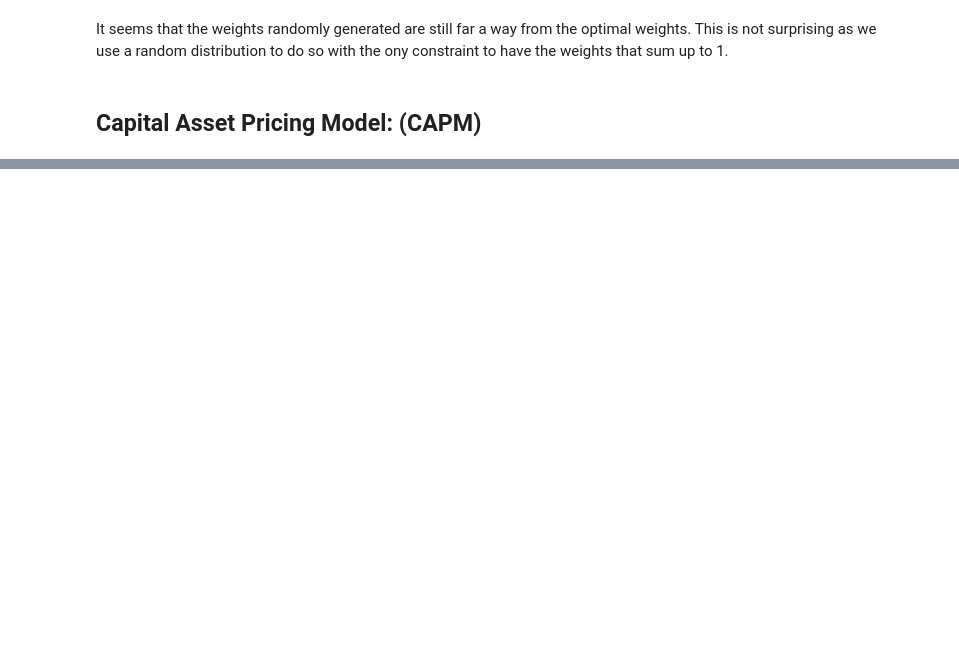
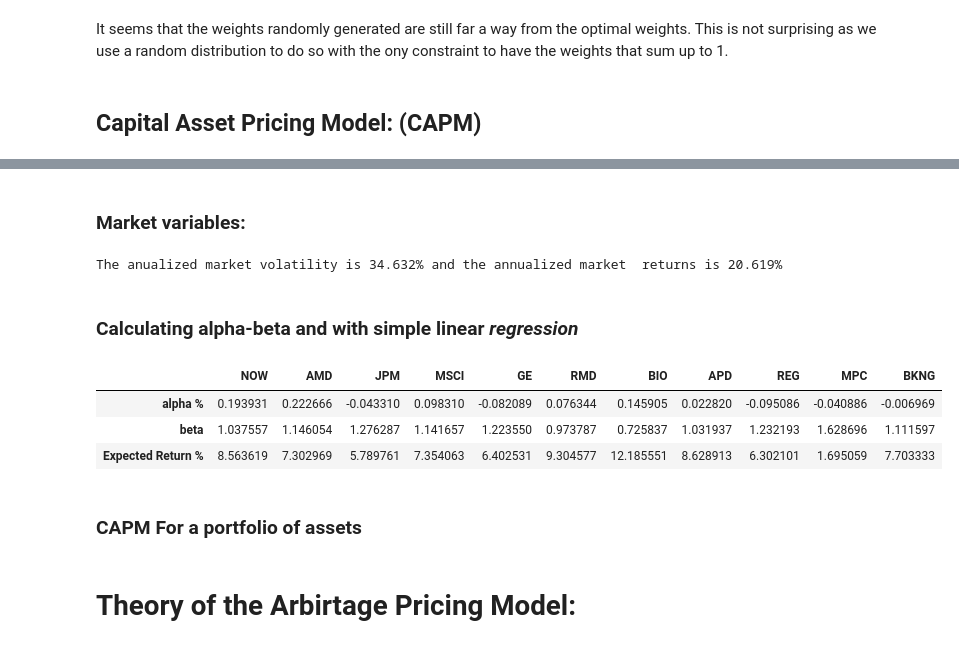
Before and after one commit to BenjaminScialom/Quantitative-Finance---ML-in-finance, a Jupyter notebook: portfolio_management_theory.ipynb, the cells around one changed output, grey strips where cells are left out. Cells and saved outputs as stored; diff of their text form; code cells hidden in the pictures; blank space fills up the shorter version.

Commit message:
portfolio management notebook done

```diff
--- a/portfolio_management_theory.ipynb
+++ b/portfolio_management_theory.ipynb
@@ -339,0 +363,39 @@ It is very common to take the variance of the index for the market variance (ie:
+# %% [markdown]
+### Market variables:
+# %%
+Rm = daily_returns['%5EGSPC'].mean()*252 #annual Market return (SP500 market return)
+Sigma_m = daily_returns['%5EGSPC'].std()*np.sqrt(252)
+print("The anualized market volatility is {}% and the annualized market  returns is {}%".format(round(Sigma_m*100,3),round(Rm*100,3)))
+# %% [output]
+The anualized market volatility is 34.632% and the annualized market  returns is 20.619%
+# %% [markdown]
+### Calculating alpha-beta and with simple linear *regression*
+# %%
+def compute_asset_info(data, rf, rm):
+
+  # alpha & beta  and expected return
+  alpha_list = []
+  beta_list = []
+  returns_list = []
+
+  for name in data.drop('%5EGSPC', axis=1).columns:
+    beta, alpha = np.polyfit(data['%5EGSPC'], data[name], 1)
+    expected_r = rf + beta*(rm-rf)
+    alpha_list.append(alpha)
+    beta_list.append(beta)
+    returns_list.append(expected_r)
+
+  asset_info = pd.DataFrame([np.array(alpha_list)*100, np.array(beta_list), np.array(returns_list)*100], columns = data.drop('%5EGSPC', axis=1).columns, index= ['alpha %','beta', 'Expected Return %'])
+
+  return asset_info
+# %%
+df_ab = compute_asset_info(daily_returns.dropna(), Rm, rf)
+# %%
+df_ab
+# %% [output]
+|  | NOW | AMD | JPM | MSCI | GE | RMD | BIO | APD | REG | MPC | BKNG |
+| alpha % | 0.193931 | 0.222666 | -0.043310 | 0.098310 | -0.082089 | 0.076344 | 0.145905 | 0.022820 | -0.095086 | -0.040886 | -0.006969 |
+| beta | 1.037557 | 1.146054 | 1.276287 | 1.141657 | 1.223550 | 0.973787 | 0.725837 | 1.031937 | 1.232193 | 1.628696 | 1.111597 |
+| Expected Return % | 8.563619 | 7.302969 | 5.789761 | 7.354063 | 6.402531 | 9.304577 | 12.185551 | 8.628913 | 6.302101 | 1.695059 | 7.703333 |
+# %% [markdown]
+### CAPM For a portfolio of assets
@@ -339,0 +414,2 @@ It is very common to take the variance of the index for the market variance (ie:
+# %% [markdown]
+# **Theory of the Arbirtage Pricing Model:**
```
Also changed, not shown: parts of 10 cells of this notebook.
